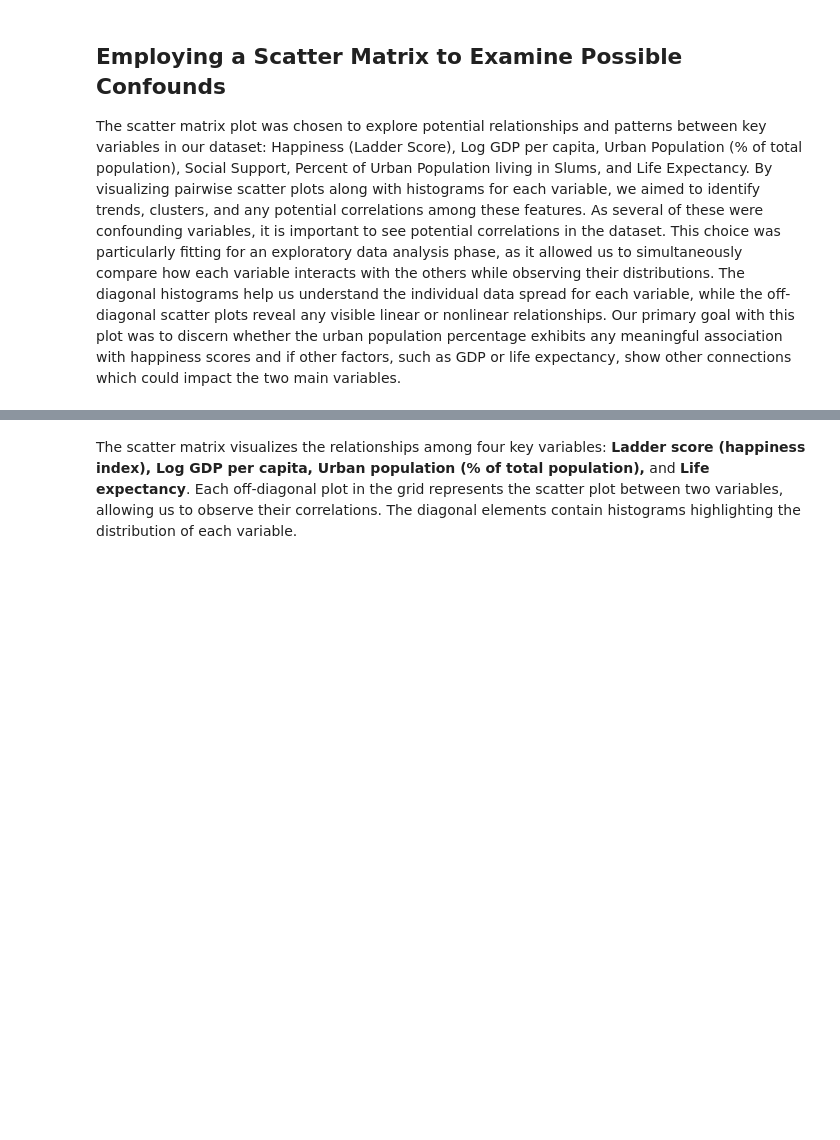
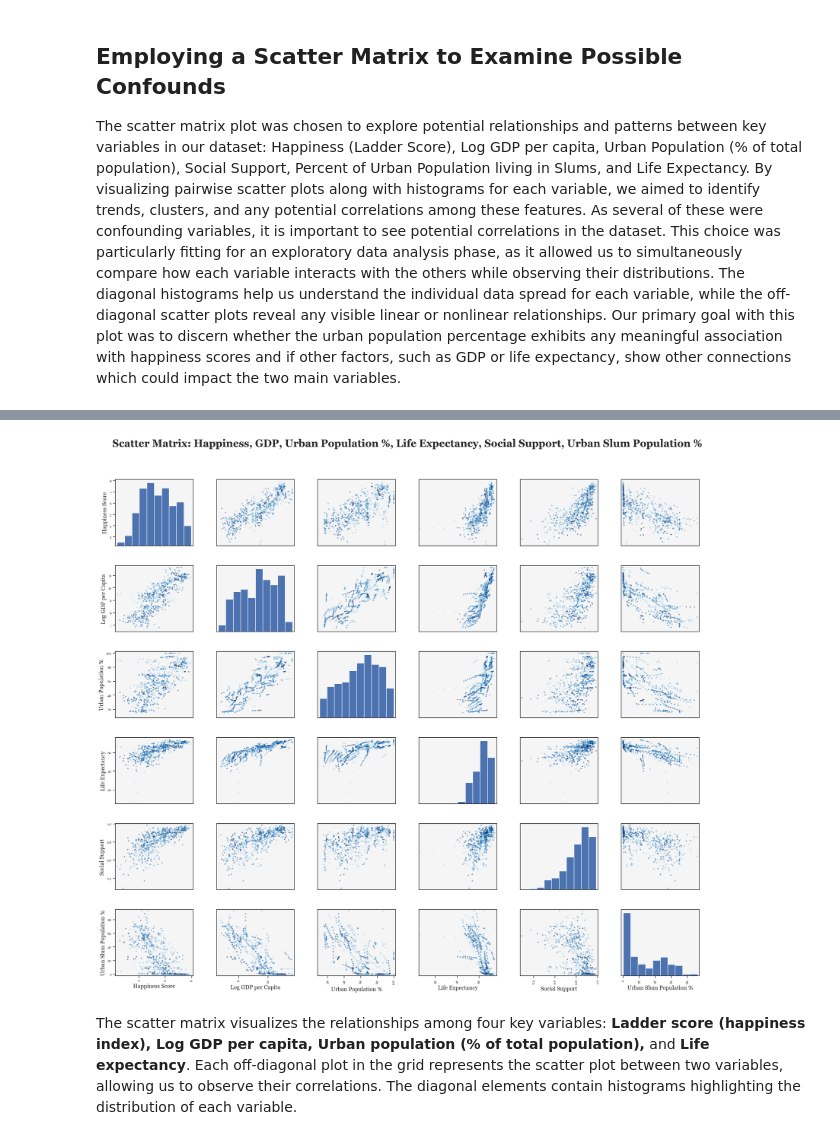
Before and after one commit to abbymcleod/Country-Happiness-Index, a Jupyter notebook: FinalProject_Group010-FA24.ipynb, the cells around one changed output, grey strips where cells are left out. Saved outputs shown, nothing was run; the diff lists cells and outputs as text; code cells hidden in the pictures; blank space fills up the shorter version.

```diff
--- a/FinalProject_Group010-FA24.ipynb
+++ b/FinalProject_Group010-FA24.ipynb
@@ -612,3 +628,52 @@ plt.show()
+# %%
+## This code block visualizes the relationship between various indicators of happiness and development using a scatter matrix
+## Steps: Select relevant data, rename columns for clarity, set plot styling, create scatter matrix, and adjust visualization
+
+# Select relevant data for scatter matrix
+scattered_data = merged_df[[
+    "Ladder score",
+    "Log GDP per capita",
+    "Urban population (% of total population)",
+    "Life expectancy",
+    "Social support",
+    "Proportion of Urban Population living in Slums"
+]]
+
+# Rename columns for clarity
+scattered_data = scattered_data.rename(columns={
+    "Ladder score": "Happiness Score",
+    "Log GDP per capita": "Log GDP per Capita",
+    "Urban population (% of total population)": "Urban Population %",
+    "Life expectancy": "Life Expectancy",
+    "Social support": "Social Support",
+    "Proportion of Urban Population living in Slums": "Urban Slum Population %",
+
+})
+# Set theme and font for consistent styling
+sns.set_theme(style="ticks")  # Use 'ticks' styling to avoid grid
+matplotlib.rcParams['axes.grid'] = False
+matplotlib.rcParams['font.family'] = 'Georgia'
+matplotlib.rcParams['axes.labelsize'] = 14
+matplotlib.rcParams['axes.labelweight'] = 'normal'
+plt.rcParams['axes.facecolor'] = '#f5f5f5'
+
+# Create scatter matrix for selected data
+scatter_matrix(
+    scattered_data, figsize=(25, 20), alpha=0.6, diagonal='hist',
+    color=sns.color_palette("Blues", len(scattered_data)),
+)
+
+# Add title
+plt.suptitle(
+    "Scatter Matrix: Happiness, GDP, Urban Population %, Life Expectancy, Social Support, Urban Slum Population %",
+    fontsize=25, fontweight='bold', y=1.02
+)
+
+# Adjust spacing for labels and show scatter matrix
+plt.subplots_adjust(left=0.1, right=0.9, top=0.95, bottom=0.1, wspace=0.3, hspace=0.3)
+plt.show()
+# %% [output]
+[figure, added]
 # %% [markdown]
 The scatter matrix visualizes the relationships among four key variables: **Ladder score (happiness index), Log GDP per capita, Urban population (% of total population),** and **Life expectancy**. Each off-diagonal plot in the grid represents the scatter plot between two variables, allowing us to observe their correlations. The diagonal elements contain histograms highlighting the distribution of each variable.
 # %% [markdown]
```
Also changed, not shown: parts of 41 cells of this notebook.
